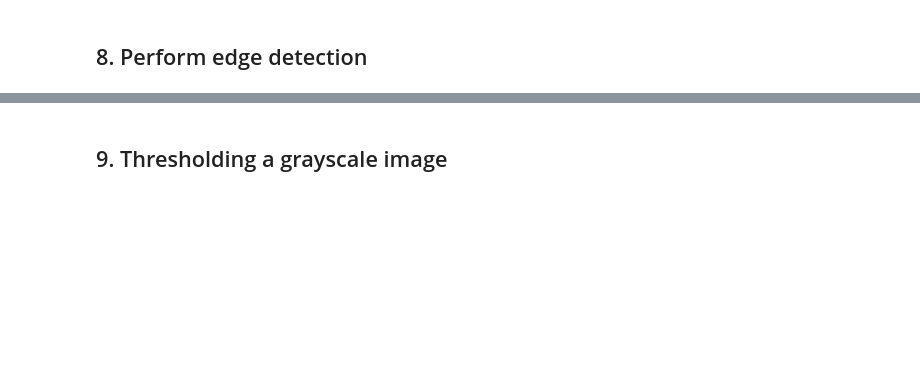
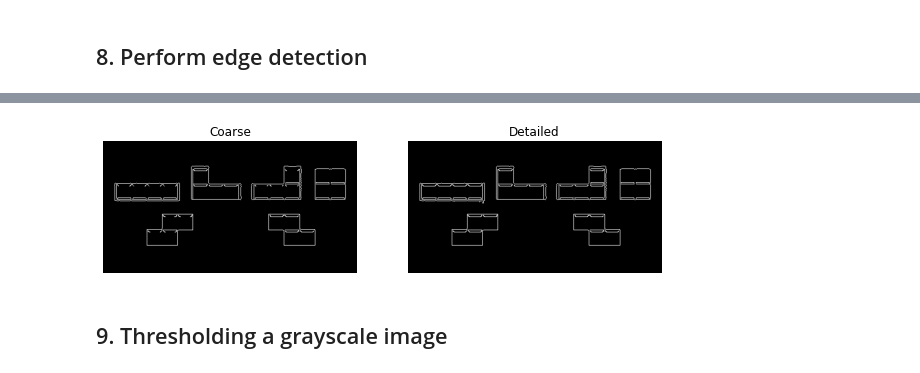
Before and after one commit to simsisim/sims-pyimage, a Jupyter notebook: _notebooks/2020-12-22-Day2-OpenCVTutorial.ipynb, the cells around one changed output, grey strips where cells are left out. Drawn from its saved outputs; the diff is of its cells as text; code cells hidden in the pictures; blank space fills up the shorter version.

```diff
--- a/_notebooks/2020-12-22-Day2-OpenCVTutorial.ipynb
+++ b/_notebooks/2020-12-22-Day2-OpenCVTutorial.ipynb
@@ -194,2 +206,16 @@ for (i, (name, image)) in enumerate(images):
+# %%
+#cv2.Canny(image, minThresholdValue, maxThresholdValue)
+edged_d = cv2.Canny(gray, 4, 150)
+edged_c = cv2.Canny(gray, 100, 150)
+# %%
+images = ("Coarse", edged_c), ("Detailed", edged_d)
+fig = plt.figure(figsize = (10, 10))
+for i , (name, image) in enumerate(images):
+    ax = fig.add_subplot(1,2, i+1)
+    ax.set_title(name)
+    plt.imshow(image, cmap = "gray")
+    plt.axis("off")
+# %% [output]
+[figure, added]
 # %% [markdown]
 ## 9. Thresholding a grayscale image
```
Also changed, not shown: parts of 14 cells of this notebook.
